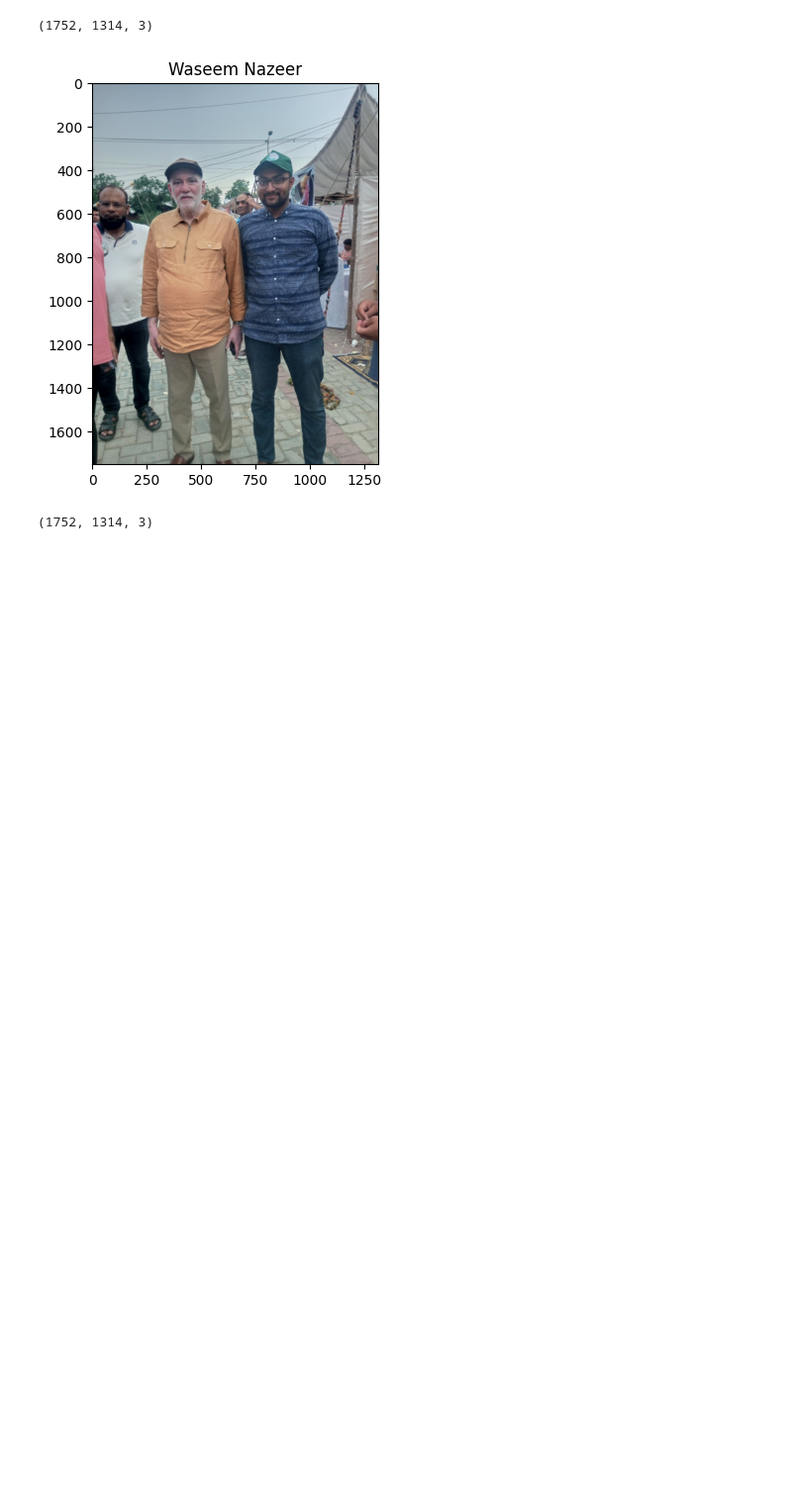
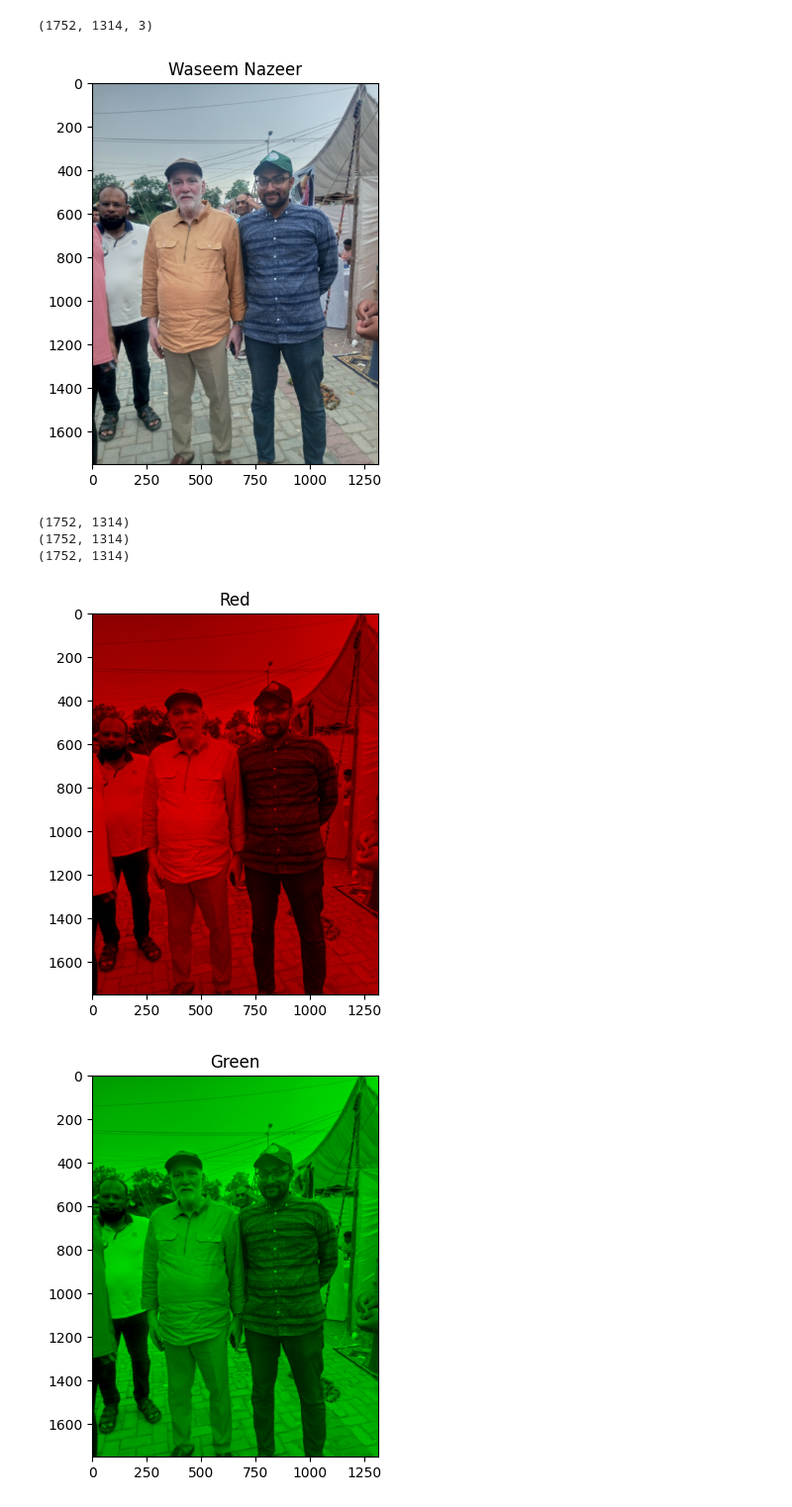
Before and after one commit to Mohsin-424/Modern-Computer-Vision, a Jupyter notebook: Open-CV/Image-Operation.ipynb, the cells around one changed output. Shown at 99% size. Drawn from its saved outputs; the diff is of its cells as text; code cells hidden in the pictures; blank space fills up the shorter version.

Commit message:
Mohsin-424 Image Opeations Here

```diff
--- a/Open-CV/Image-Operation.ipynb
+++ b/Open-CV/Image-Operation.ipynb
@@ -55,7 +55,23 @@ Image =cv2.imread("Pic.jpg")
 imshow("Waseem Nazeer",Image)
 # %% [output]
 [figure]
-# %%
-Image.shape
-# %% [output]
-(1752, 1314, 3)
+# %%
+Image.shape
+B , G, R = cv2.split(Image)
+print(B.shape)
+print(R.shape)
+print(G.shape)
+# %% [output]
+(1752, 1314)
+(1752, 1314)
+(1752, 1314)
+# %%
+# Image Different Colors Creation
+zeros = np.zeros(Image.shape[:2] , dtype= "uint8")
+
+imshow("Red" , cv2.merge([zeros , zeros , R]))
+imshow("Green" , cv2.merge([zeros , G, zeros]))
+imshow("Red" , cv2.merge([B, zeros , zeros]))
+# %% [output]
+[figure, added]
+[figure, added]
```
Also changed, not shown: parts of 8 cells of this notebook.
